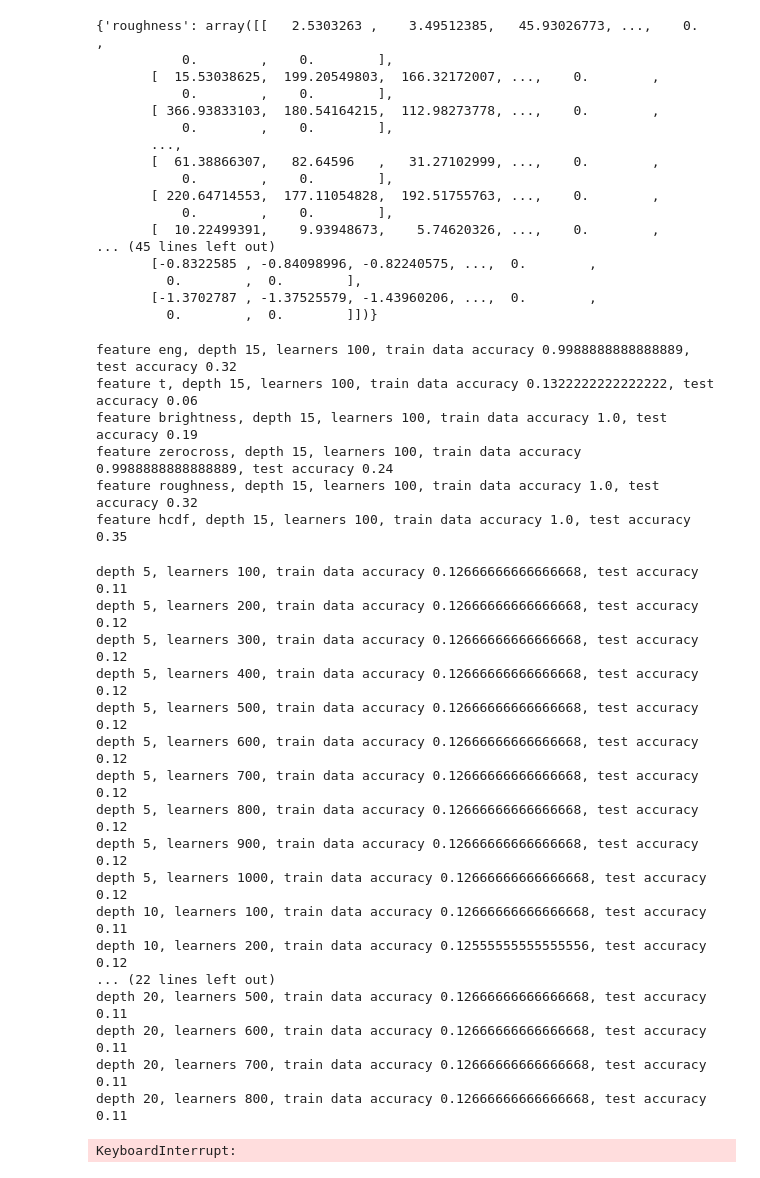
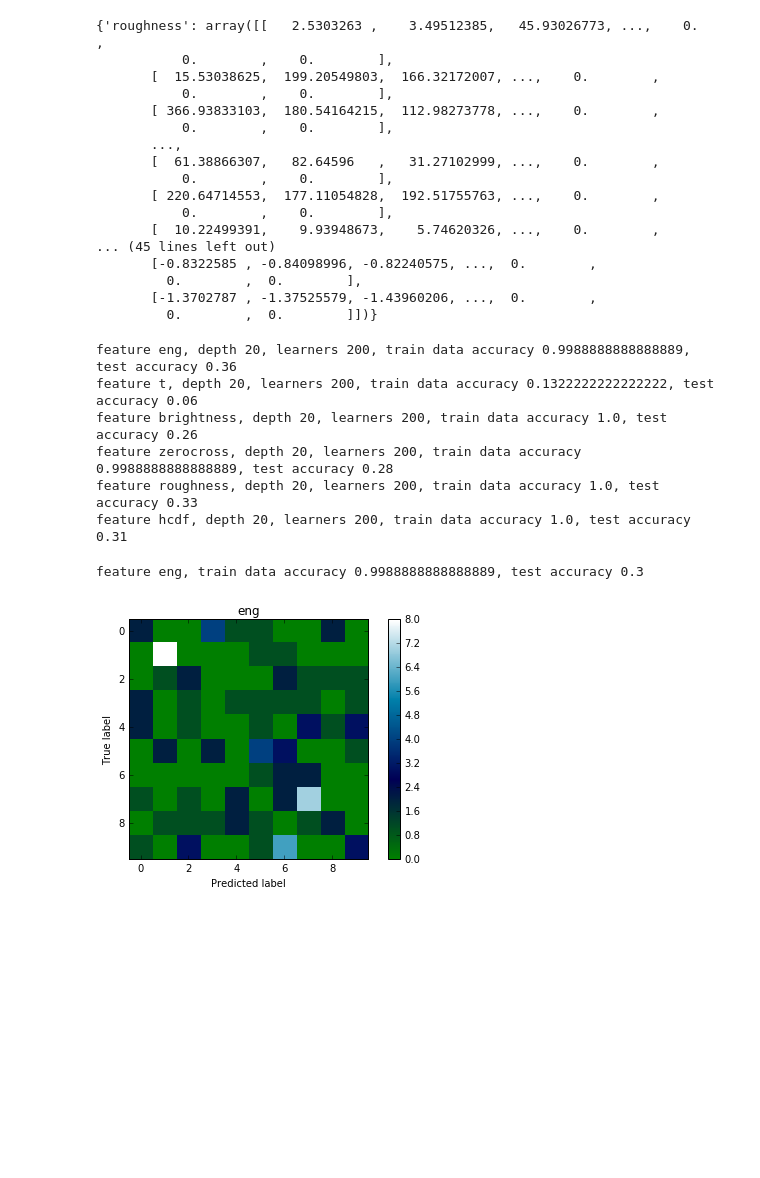
Before and after one commit to PrincetonUniversity/vox-music-classification, a Jupyter notebook: notebooks/mf-randomforest.ipynb, the cells around one changed output. Saved outputs shown, nothing was run; the diff lists cells and outputs as text; code cells hidden in the pictures; blank space fills up the shorter version.

```diff
--- a/notebooks/mf-randomforest.ipynb
+++ b/notebooks/mf-randomforest.ipynb
@@ -22,7 +22,7 @@ def pad(nparrs):
 L = ['eng', 'chroma', 't', 'keystrength', 'brightness', 'zerocross', 'roughness', 'inharmonic', 'hcdf']
 
 ## Dictionary of feature matrices ##
-D = {}
+D = {}k
 
 for feature in L:
     X = []
@@ -134,52 +134,45 @@ from sklearn.ensemble import RandomForestClassifier
 from sklearn.neighbors import KNeighborsClassifier
 from sklearn.metrics import zero_one_loss
 
-learners = 100
-depth = 15
+learners = 200
+depth = 20
 
 for f in L_Vec:
     rf = RandomForestClassifier(n_estimators = learners, max_depth = depth, warm_start = False)
     rf.fit(trX[f],trY) # NOTE DATA ORIENTATION
     print('feature {}, depth {}, learners {}, train data accuracy {}, test accuracy {}'.format(f, depth, learners, rf.score(trX[f], trY), rf.score(teX[f], teY)))
 # %% [output]
-feature eng, depth 15, learners 100, train data accuracy 0.9988888888888889, test accuracy 0.32
-feature t, depth 15, learners 100, train data accuracy 0.1322222222222222, test accuracy 0.06
-feature brightness, depth 15, learners 100, train data accuracy 1.0, test accuracy 0.19
-feature zerocross, depth 15, learners 100, train data accuracy 0.9988888888888889, test accuracy 0.24
-feature roughness, depth 15, learners 100, train data accuracy 1.0, test accuracy 0.32
-feature hcdf, depth 15, learners 100, train data accuracy 1.0, test accuracy 0.35
+feature eng, depth 20, learners 200, train data accuracy 0.9988888888888889, test accuracy 0.36
+feature t, depth 20, learners 200, train data accuracy 0.1322222222222222, test accuracy 0.06
+feature brightness, depth 20, learners 200, train data accuracy 1.0, test accuracy 0.26
+feature zerocross, depth 20, learners 200, train data accuracy 0.9988888888888889, test accuracy 0.28
+feature roughness, depth 20, learners 200, train data accuracy 1.0, test accuracy 0.33
+feature hcdf, depth 20, learners 200, train data accuracy 1.0, test accuracy 0.31
 # %%
-# actual import mfcc from FV
-import numpy as np
-import random as random
-import scipy.stats as stats
-from sklearn.ensemble import RandomForestClassifier
-from sklearn.neighbors import KNeighborsClassifier
-from sklearn.metrics import zero_one_loss
+from sklearn.cross_validation import cross_val_score
+from sklearn.datasets import load_iris
+from sklearn.ensemble import AdaBoostClassifier
+from sklearn.cross_validation import cross_val_score
+from sklearn.tree import DecisionTreeClassifier
+from sklearn.metrics import confusion_matrix
 
-for d in range(1, 11):
-    for l in range(1, 11):
-        depth = d*5
-        learners = l*100
-        rf = RandomForestClassifier(n_estimators = learners, max_depth = depth, warm_start = False)
-        rf.fit(trX,trY) # NOTE DATA ORIENTATION
-        print('depth {}, learners {}, train data accuracy {}, test accuracy {}'.format(depth, learners, rf.score(trX, trY), rf.score(teX, teY)))
+def plot_confusion_matrix(cm, title='Confusion matrix', cmap=plt.cm.ocean):
+    plt.imshow(cm, interpolation='nearest', cmap=cmap)
+    plt.title(title)
+    plt.colorbar()
+    plt.tight_layout()
+    plt.ylabel('True label')
+    plt.xlabel('Predicted label')
+
+depth = 15
+learners = 100
+f = 'eng'
+rf = RandomForestClassifier(n_estimators = learners, max_depth = depth, warm_start = False)
+rf.fit(trX[f],trY) # NOTE DATA ORIENTATION
+
+
+print('feature {}, train data accuracy {}, test accuracy {}'.format(f, rf.score(trX[f], trY), rf.score(teX[f], teY)))
+plot_confusion_matrix(confusion_matrix(teY, rf.predict(teX[f])), title=f)
 # %% [output]
-depth 5, learners 100, train data accuracy 0.12666666666666668, test accuracy 0.11
-depth 5, learners 200, train data accuracy 0.12666666666666668, test accuracy 0.12
-depth 5, learners 300, train data accuracy 0.12666666666666668, test accuracy 0.12
-depth 5, learners 400, train data accuracy 0.12666666666666668, test accuracy 0.12
-depth 5, learners 500, train data accuracy 0.12666666666666668, test accuracy 0.12
-depth 5, learners 600, train data accuracy 0.12666666666666668, test accuracy 0.12
-depth 5, learners 700, train data accuracy 0.12666666666666668, test accuracy 0.12
-depth 5, learners 800, train data accuracy 0.12666666666666668, test accuracy 0.12
-depth 5, learners 900, train data accuracy 0.12666666666666668, test accuracy 0.12
-depth 5, learners 1000, train data accuracy 0.12666666666666668, test accuracy 0.12
-depth 10, learners 100, train data accuracy 0.12666666666666668, test accuracy 0.11
-depth 10, learners 200, train data accuracy 0.12555555555555556, test accuracy 0.12
-... (22 lines left out)
-depth 20, learners 500, train data accuracy 0.12666666666666668, test accuracy 0.11
-depth 20, learners 600, train data accuracy 0.12666666666666668, test accuracy 0.11
-depth 20, learners 700, train data accuracy 0.12666666666666668, test accuracy 0.11
-depth 20, learners 800, train data accuracy 0.12666666666666668, test accuracy 0.11
+feature eng, train data accuracy 0.9988888888888889, test accuracy 0.3
-KeyboardInterrupt:
+[figure, added]
```
Also changed, not shown: parts of 2 cells of this notebook.
